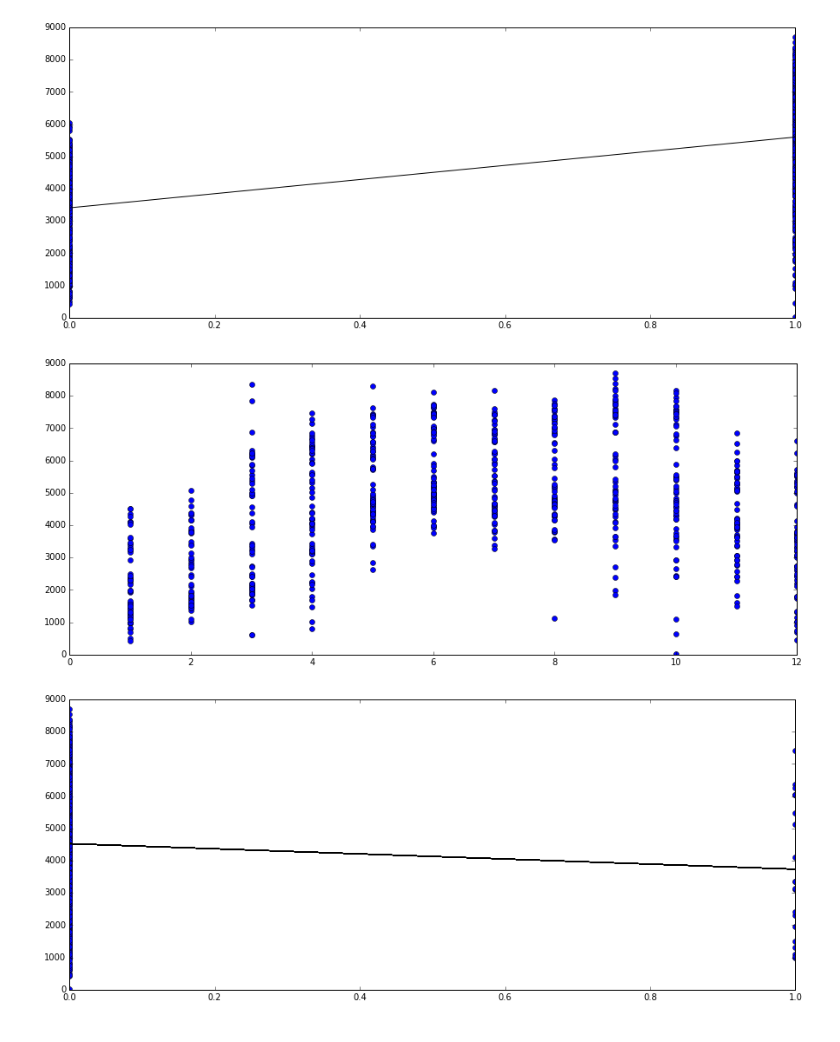
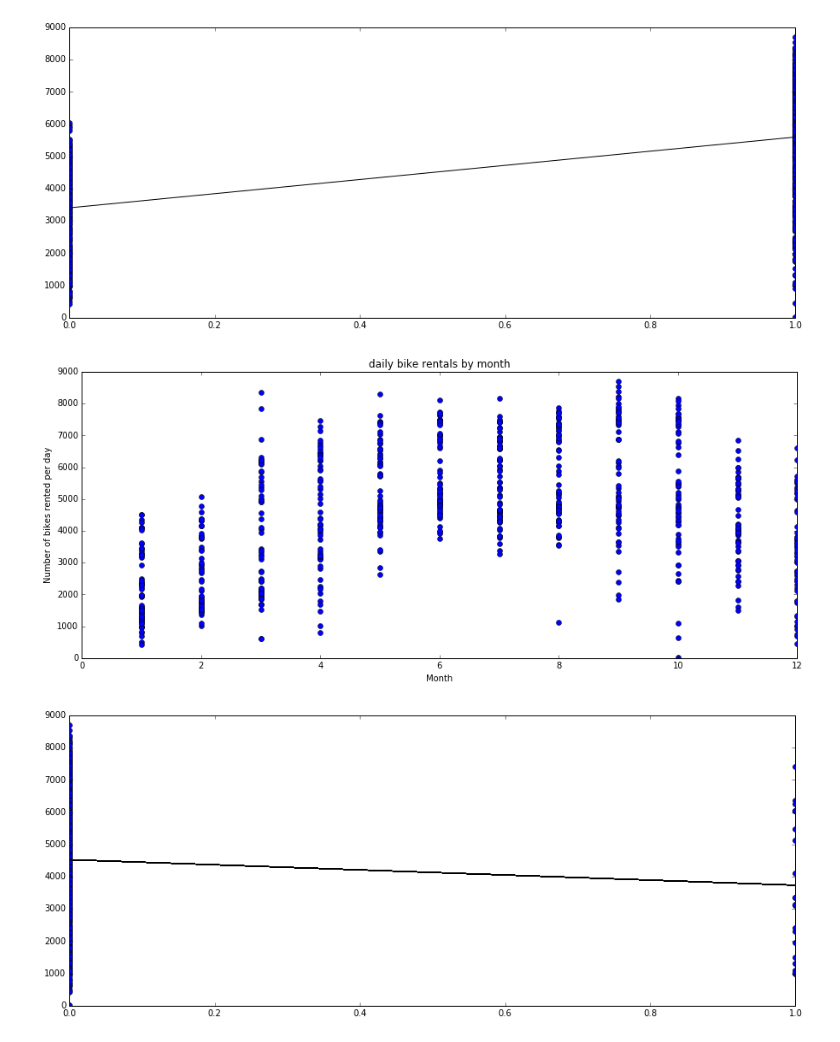
Before and after one commit to hannahlaura44/data-analysis, a Jupyter notebook: analysis.ipynb, the cells around one changed output. Saved outputs shown, nothing was run; the diff lists cells and outputs as text; code cells hidden in the pictures.

Commit message:
finished writeup
added my incentive plans and cleaned up document. added analysis of
hour, month and weekday/working day.

```diff
--- a/analysis.ipynb
+++ b/analysis.ipynb
@@ -305,23 +310,26 @@ pylab.show()
 # %%
 # create linear regressions for each variable
 from scipy import stats
 # Fit the model
 x = df['mnth']
 y = df['cnt']
 slope, intercept, r_value, p_value, slope_std_error = stats.linregress(x, y)
 
 # Calculate some additional outputs
 predict_y = intercept + slope * x
 pred_error = y - predict_y
 degrees_of_freedom = len(x) - 2
 residual_std_error = np.sqrt(np.sum(pred_error**2) / degrees_of_freedom)
 
 # Plotting
 pylab.plot(x, y, 'o')
 # pylab.plot(x, predict_y, 'k-')
+plt.ylabel('Number of bikes rented per day')
+plt.xlabel('Month')
+plt.title('daily bike rentals by month')
 pylab.show()
 # %% [output]
-[figure, old version]
+[figure, new version]
 # %%
 # create linear regressions for each variable
 from scipy import stats
```
Also changed, not shown: parts of 3 cells of this notebook, 3 other files.
